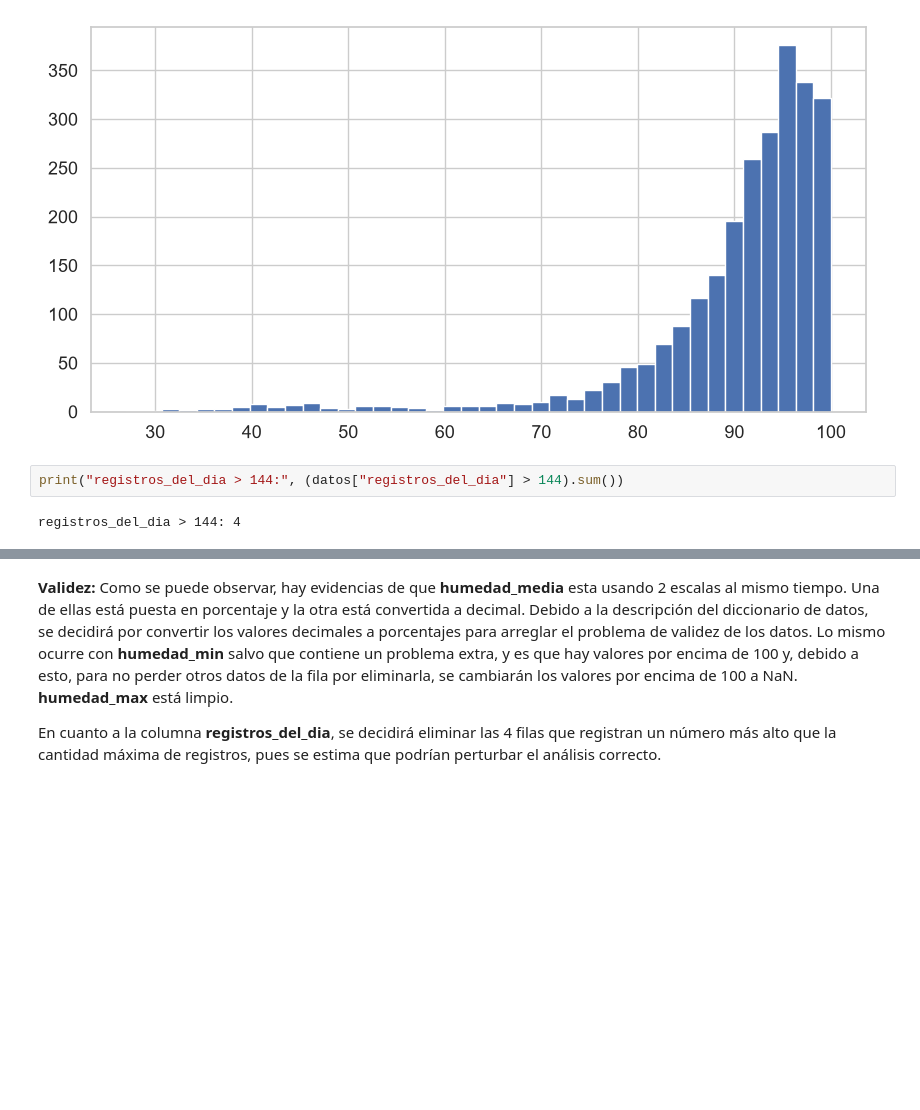
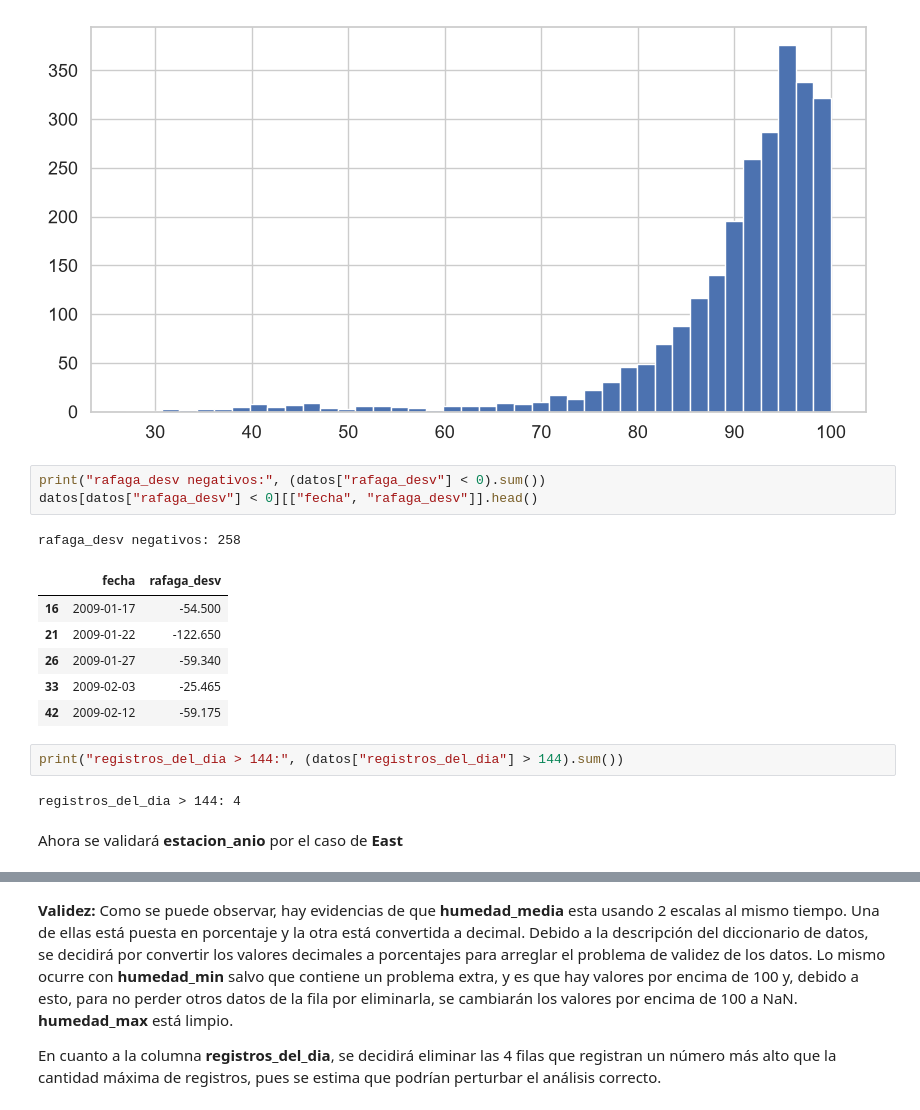
Before and after one commit to mzambranob/Fork-MaterialDeClase-ISIS-2611, a Jupyter notebook: 202620/Laboratorios/L1/laboratorio_1.ipynb, the cells around one changed output, grey strips where cells are left out. Saved outputs shown, nothing was run; the diff lists cells and outputs as text; blank space fills up the shorter version.

```diff
--- a/202620/Laboratorios/L1/laboratorio_1.ipynb
+++ b/202620/Laboratorios/L1/laboratorio_1.ipynb
@@ -346,7 +376,20 @@ humedad_max > 1: 2490
 humedad_max > 100: 0
 <Axes: >
 [figure]
+# %%
+print("rafaga_desv negativos:", (datos["rafaga_desv"] < 0).sum())
+datos[datos["rafaga_desv"] < 0][["fecha", "rafaga_desv"]].head()
+# %% [output]
+rafaga_desv negativos: 258
+|  | fecha | rafaga_desv |
+| 16 | 2009-01-17 | -54.500 |
+| 21 | 2009-01-22 | -122.650 |
+| 26 | 2009-01-27 | -59.340 |
+| 33 | 2009-02-03 | -25.465 |
+| 42 | 2009-02-12 | -59.175 |
 # %%
 print("registros_del_dia > 144:", (datos["registros_del_dia"] > 144).sum())
 # %% [output]
 registros_del_dia > 144: 4
+# %% [markdown]
+Ahora se validará **estacion_anio** por el caso de **East**
```
Also changed, not shown: parts of 34 cells of this notebook.
